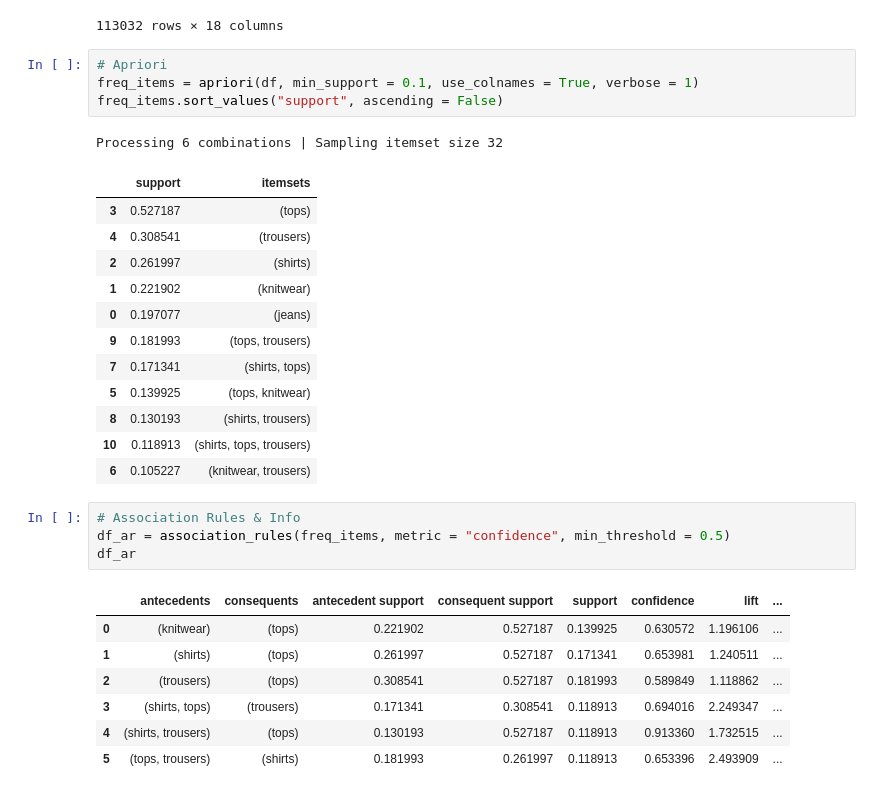
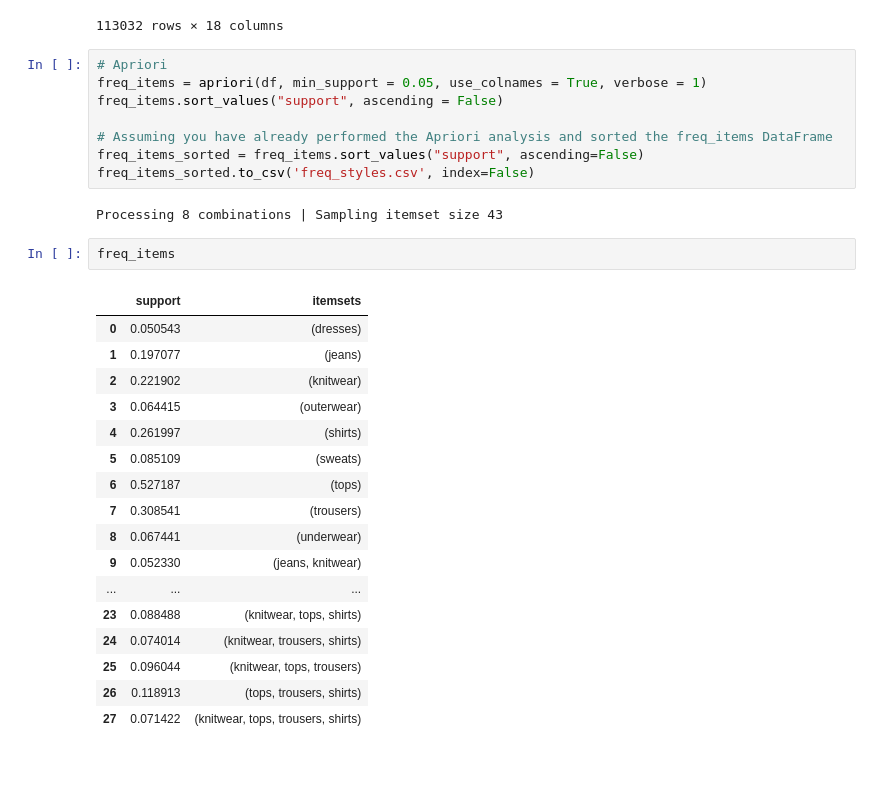
Before and after one commit to noeasyday7/bright_river, a Jupyter notebook: freq itemsets/freq_items.ipynb, the cells around one changed output. Cells and saved outputs as stored; diff of their text form; blank space fills up the shorter version.

```diff
--- a/freq itemsets/freq_items.ipynb
+++ b/freq itemsets/freq_items.ipynb
@@ -69,32 +69,32 @@ df
 113032 rows × 18 columns
 # %%
 # Apriori
-freq_items = apriori(df, min_support = 0.1, use_colnames = True, verbose = 1)
+freq_items = apriori(df, min_support = 0.05, use_colnames = True, verbose = 1)
 freq_items.sort_values("support", ascending = False)
+
+# Assuming you have already performed the Apriori analysis and sorted the freq_items DataFrame
+freq_items_sorted = freq_items.sort_values("support", ascending=False)
+freq_items_sorted.to_csv('freq_styles.csv', index=False)
 # %% [output]
-Processing 6 combinations | Sampling itemset size 32
+Processing 8 combinations | Sampling itemset size 43
-|  | support | itemsets |
-| 3 | 0.527187 | (tops) |
-| 4 | 0.308541 | (trousers) |
-| 2 | 0.261997 | (shirts) |
-| 1 | 0.221902 | (knitwear) |
-| 0 | 0.197077 | (jeans) |
-| 9 | 0.181993 | (tops, trousers) |
-| 7 | 0.171341 | (shirts, tops) |
-| 5 | 0.139925 | (tops, knitwear) |
-| 8 | 0.130193 | (shirts, trousers) |
-| 10 | 0.118913 | (shirts, tops, trousers) |
-| 6 | 0.105227 | (knitwear, trousers) |
-# %%
-# Association Rules & Info
-df_ar = association_rules(freq_items, metric = "confidence", min_threshold = 0.5)
-df_ar
-# %% [output]
-|  | antecedents | consequents | antecedent support | consequent support | support | confidence | lift | ... |
-| 0 | (knitwear) | (tops) | 0.221902 | 0.527187 | 0.139925 | 0.630572 | 1.196106 | ... |
-| 1 | (shirts) | (tops) | 0.261997 | 0.527187 | 0.171341 | 0.653981 | 1.240511 | ... |
-| 2 | (trousers) | (tops) | 0.308541 | 0.527187 | 0.181993 | 0.589849 | 1.118862 | ... |
-| 3 | (shirts, tops) | (trousers) | 0.171341 | 0.308541 | 0.118913 | 0.694016 | 2.249347 | ... |
-| 4 | (shirts, trousers) | (tops) | 0.130193 | 0.527187 | 0.118913 | 0.913360 | 1.732515 | ... |
-| 5 | (tops, trousers) | (shirts) | 0.181993 | 0.261997 | 0.118913 | 0.653396 | 2.493909 | ... |
+# %%
+freq_items
+# %% [output]
+|  | support | itemsets |
+| 0 | 0.050543 | (dresses) |
+| 1 | 0.197077 | (jeans) |
+| 2 | 0.221902 | (knitwear) |
+| 3 | 0.064415 | (outerwear) |
+| 4 | 0.261997 | (shirts) |
+| 5 | 0.085109 | (sweats) |
+| 6 | 0.527187 | (tops) |
+| 7 | 0.308541 | (trousers) |
+| 8 | 0.067441 | (underwear) |
+| 9 | 0.052330 | (jeans, knitwear) |
+| ... | ... | ... |
+| 23 | 0.088488 | (knitwear, tops, shirts) |
+| 24 | 0.074014 | (knitwear, trousers, shirts) |
+| 25 | 0.096044 | (knitwear, tops, trousers) |
+| 26 | 0.118913 | (tops, trousers, shirts) |
+| 27 | 0.071422 | (knitwear, tops, trousers, shirts) |
 # %%
```
Also changed, not shown: parts of 2 cells of this notebook, 2 other files.
